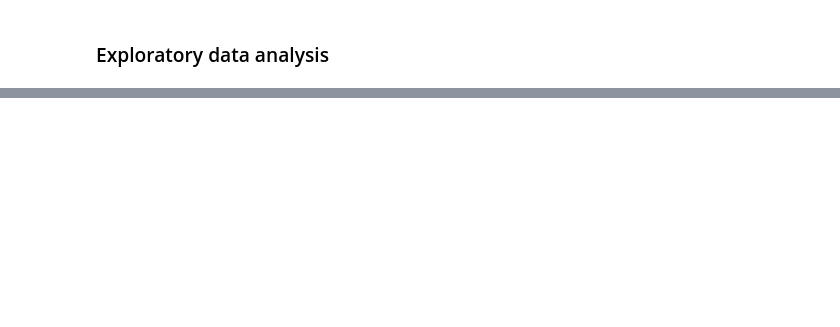
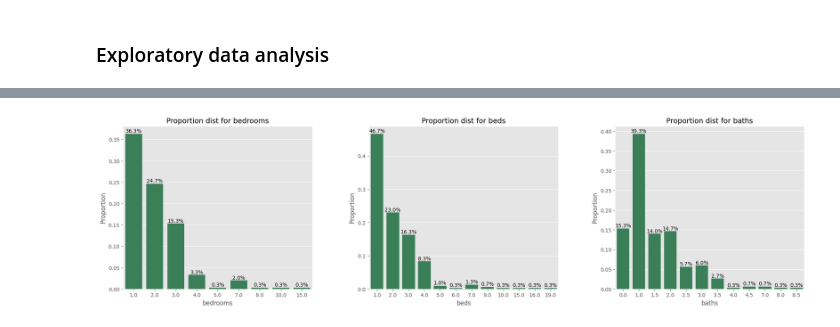
Before and after one commit to Morris-mk/Nairobi_AirbnbMarket_Overview_and-_InvestmentAnalysis, a Jupyter notebook: Airbnb_analysis.ipynb, the cells around one changed output, grey strips where cells are left out. Cells and saved outputs as stored; diff of their text form; code cells hidden in the pictures; blank space fills up the shorter version.

```diff
--- a/Airbnb_analysis.ipynb
+++ b/Airbnb_analysis.ipynb
@@ -297,0 +242,26 @@ def create_distributions(data, cols):
+# %%
+# Select categorical features
+cat_cols = ['bedrooms', 'beds', 'baths']
+
+# Define the figure canvas
+fig, axs = plt.subplots(1, 3, figsize=(24, 6))
+plt.subplots_adjust(hspace=0.2, wspace=0.3, top=0.85)
+
+# Loop through categorical columns and plot
+for i, col in enumerate(cat_cols):
+    ax = axs[i]
+    sns.countplot(data=df_listings, x=col, color='seagreen', ax=ax, stat='proportion')
+    ax.set_title(f'Proportion dist for {col}', fontsize=14)
+    ax.set_ylabel("Proportion")
+
+    # Annotate each bar in the current axis
+    for p in ax.patches:
+        prop = p.get_height()
+        x = p.get_x() + p.get_width() / 2
+        y = p.get_height()
+        label = f'{prop:.1%}'  # Format as percentage
+        ax.annotate(label, (x, y), ha='center', va='bottom', fontsize=10)
+
+plt.show()
+# %% [output]
+[figure, added]
```
Also changed, not shown: parts of 17 cells of this notebook.
